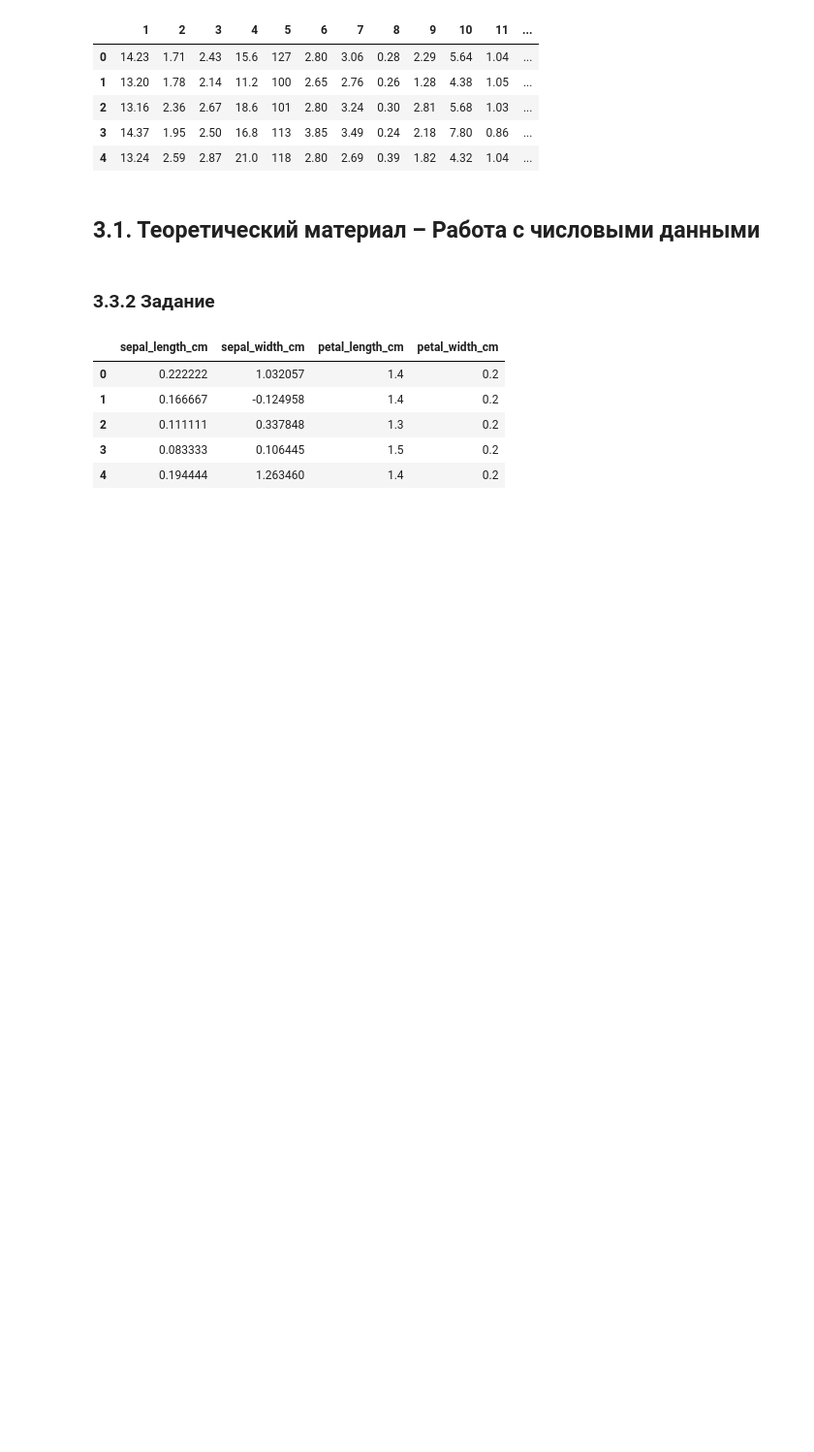
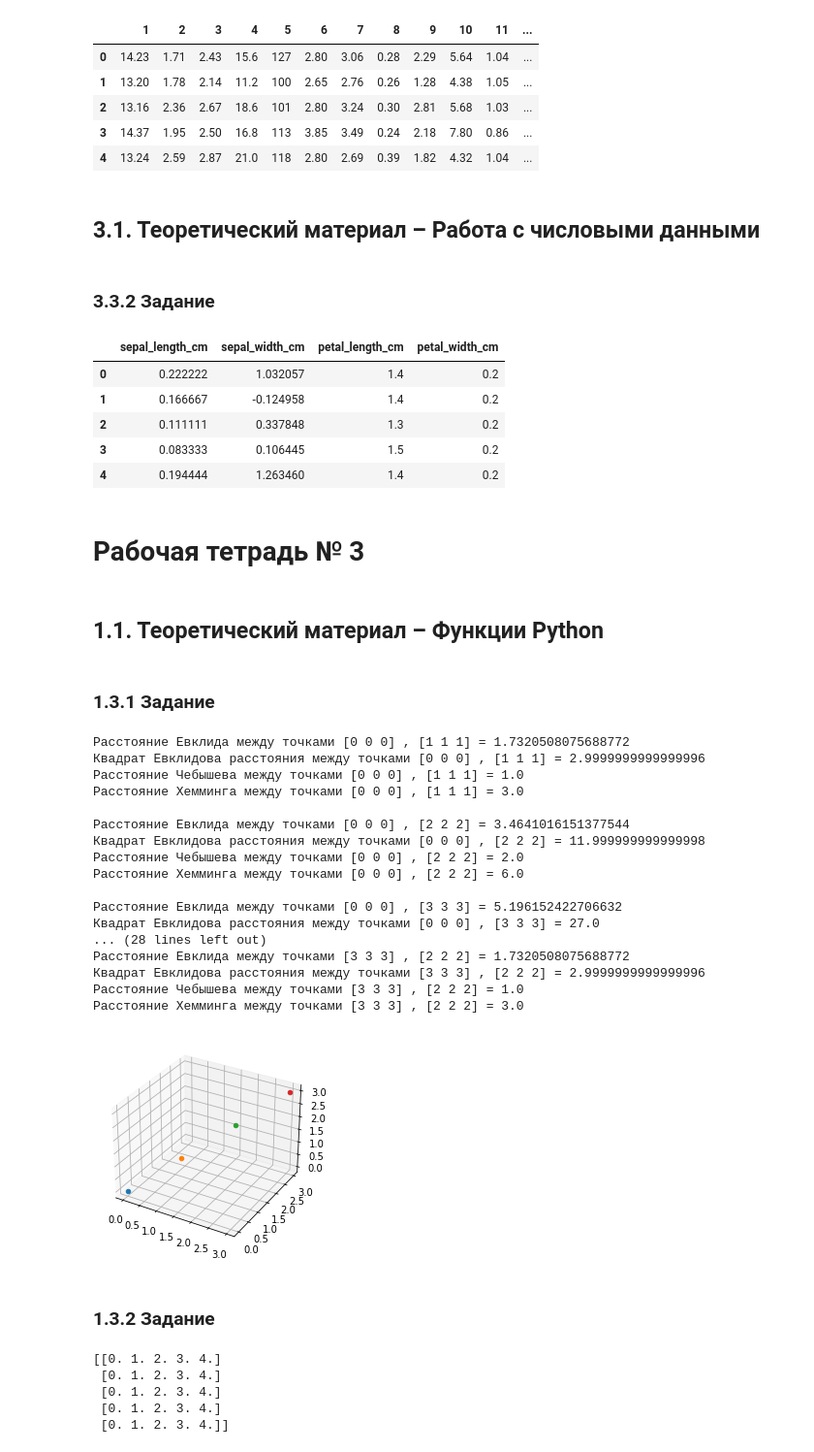
Before and after one commit to 8268826/AISemester3, a Jupyter notebook: AISemester3.ipynb, the cells around one changed output. Shown at 97% size. Drawn from its saved outputs; the diff is of its cells as text; code cells hidden in the pictures; blank space fills up the shorter version.

```diff
--- a/AISemester3.ipynb
+++ b/AISemester3.ipynb
@@ -399,3 +399,68 @@ X.head()
 | 2 | 0.111111 | 0.337848 | 1.3 | 0.2 |
 | 3 | 0.083333 | 0.106445 | 1.5 | 0.2 |
 | 4 | 0.194444 | 1.263460 | 1.4 | 0.2 |
+# %% [markdown]
+# Рабочая тетрадь № 3
+# %% [markdown]
+## 1.1. Теоретический материал – Функции Python
+# %% [markdown]
+### 1.3.1 Задание
+# %%
+import numpy as np
+import matplotlib.pyplot as plt
+from mpl_toolkits.mplot3d import Axes3D
+
+fig = plt.figure()
+ax = fig.add_subplot(111, projection = '3d')
+
+ax.scatter(0,0,0)
+ax.scatter(1,1,1)
+ax.scatter(2,2,2)
+ax.scatter(3,3,3)
+
+x = np.array([0,0,0])
+y = np.array([1,1,1])
+w = np.array([2,2,2])
+z = np.array([3,3,3])
+
+for i in [x,y,w,z]:
+    for j in [x,y,w,z]:
+        if i.tolist()!= j.tolist():
+            if i.all()<=j.all():
+                print("Расстояние Евклида между точками",i,",",j,"=",np.linalg.norm(i-j))
+                print("Квадрат Евклидова расстояния между точками",i,",",j,"=",np.linalg.norm(i-j) ** 2)
+                print("Расстояние Чебышева между точками",i,",",j,"=",np.linalg.norm(i-j, ord=np.inf))
+                print("Расстояние Хемминга между точками",i,",",j,"=",np.linalg.norm(i-j, ord=1),"\n")
+plt.show()
+# %% [output]
+Расстояние Евклида между точками [0 0 0] , [1 1 1] = 1.7320508075688772
+Квадрат Евклидова расстояния между точками [0 0 0] , [1 1 1] = 2.9999999999999996
+Расстояние Чебышева между точками [0 0 0] , [1 1 1] = 1.0
+Расстояние Хемминга между точками [0 0 0] , [1 1 1] = 3.0
+
+Расстояние Евклида между точками [0 0 0] , [2 2 2] = 3.4641016151377544
+Квадрат Евклидова расстояния между точками [0 0 0] , [2 2 2] = 11.999999999999998
+Расстояние Чебышева между точками [0 0 0] , [2 2 2] = 2.0
+Расстояние Хемминга между точками [0 0 0] , [2 2 2] = 6.0
+
+Расстояние Евклида между точками [0 0 0] , [3 3 3] = 5.196152422706632
+Квадрат Евклидова расстояния между точками [0 0 0] , [3 3 3] = 27.0
+... (28 lines left out)
+Расстояние Евклида между точками [3 3 3] , [2 2 2] = 1.7320508075688772
+Квадрат Евклидова расстояния между точками [3 3 3] , [2 2 2] = 2.9999999999999996
+Расстояние Чебышева между точками [3 3 3] , [2 2 2] = 1.0
+Расстояние Хемминга между точками [3 3 3] , [2 2 2] = 3.0
+[figure, added]
+# %% [markdown]
+### 1.3.2 Задание
+# %%
+from numpy import arange
+Z=np.zeros((5,5))
+Z+=np.arange(5)
+print(Z)
+# %% [output]
+[[0. 1. 2. 3. 4.]
+ [0. 1. 2. 3. 4.]
+ [0. 1. 2. 3. 4.]
+ [0. 1. 2. 3. 4.]
+ [0. 1. 2. 3. 4.]]
```
Also changed, not shown: parts of 21 cells of this notebook.
